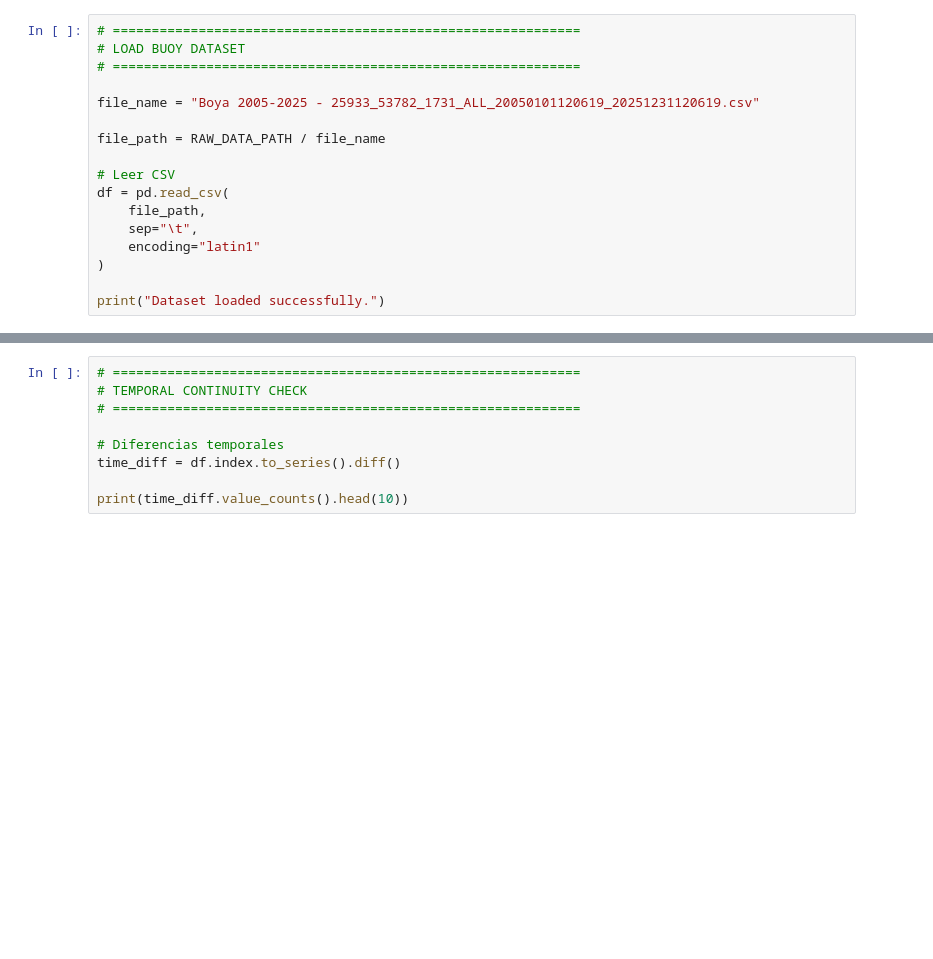
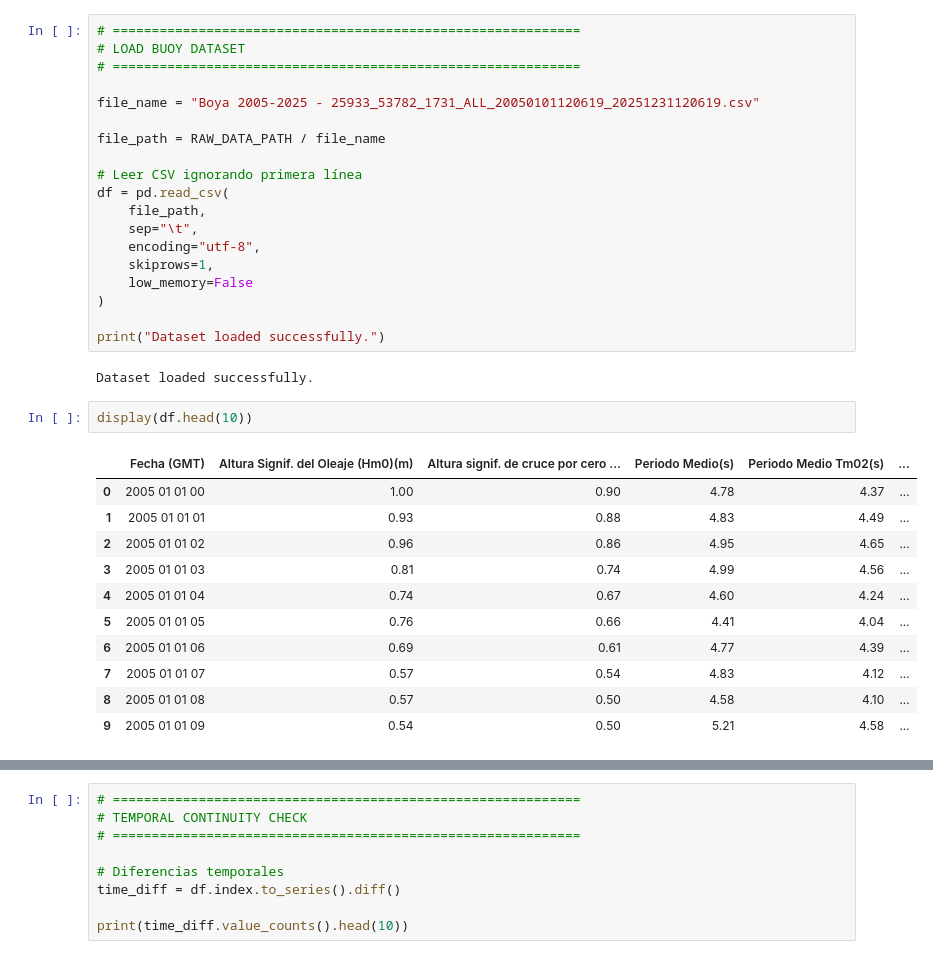
Before and after one commit to rogerloop/03_Especialitzacio, a Jupyter notebook: Project/thermal-wind-prediction/notebooks/01_Buoy_Data_Preprocessing.ipynb, the cells around one changed output, grey strips where cells are left out. Drawn from its saved outputs; the diff is of its cells as text; blank space fills up the shorter version.

```diff
--- a/Project/thermal-wind-prediction/notebooks/01_Buoy_Data_Preprocessing.ipynb
+++ b/Project/thermal-wind-prediction/notebooks/01_Buoy_Data_Preprocessing.ipynb
@@ -48,14 +54,32 @@ file_name = "Boya 2005-2025 - 25933_53782_1731_ALL_20050101120619_20251231120619
 
 file_path = RAW_DATA_PATH / file_name
 
-# Leer CSV
+# Leer CSV ignorando primera línea
 df = pd.read_csv(
     file_path,
     sep="\t",
-    encoding="latin1"
+    encoding="utf-8",
+    skiprows=1,
+    low_memory=False
 )
 
 print("Dataset loaded successfully.")
+# %% [output]
+Dataset loaded successfully.
+# %%
+display(df.head(10))
+# %% [output]
+|  | Fecha (GMT) | Altura Signif. del Oleaje (Hm0)(m) | Altura signif. de cruce por cero ... | Periodo Medio(s) | Periodo Medio Tm02(s) | ... |
+| 0 | 2005 01 01 00 | 1.00 | 0.90 | 4.78 | 4.37 | ... |
+| 1 | 2005 01 01 01 | 0.93 | 0.88 | 4.83 | 4.49 | ... |
+| 2 | 2005 01 01 02 | 0.96 | 0.86 | 4.95 | 4.65 | ... |
+| 3 | 2005 01 01 03 | 0.81 | 0.74 | 4.99 | 4.56 | ... |
+| 4 | 2005 01 01 04 | 0.74 | 0.67 | 4.60 | 4.24 | ... |
+| 5 | 2005 01 01 05 | 0.76 | 0.66 | 4.41 | 4.04 | ... |
+| 6 | 2005 01 01 06 | 0.69 | 0.61 | 4.77 | 4.39 | ... |
+| 7 | 2005 01 01 07 | 0.57 | 0.54 | 4.83 | 4.12 | ... |
+| 8 | 2005 01 01 08 | 0.57 | 0.50 | 4.58 | 4.10 | ... |
+| 9 | 2005 01 01 09 | 0.54 | 0.50 | 5.21 | 4.58 | ... |
 # %%
 # ============================================================
 # INITIAL INSPECTION
```
Also changed, not shown: parts of 36 cells of this notebook.
